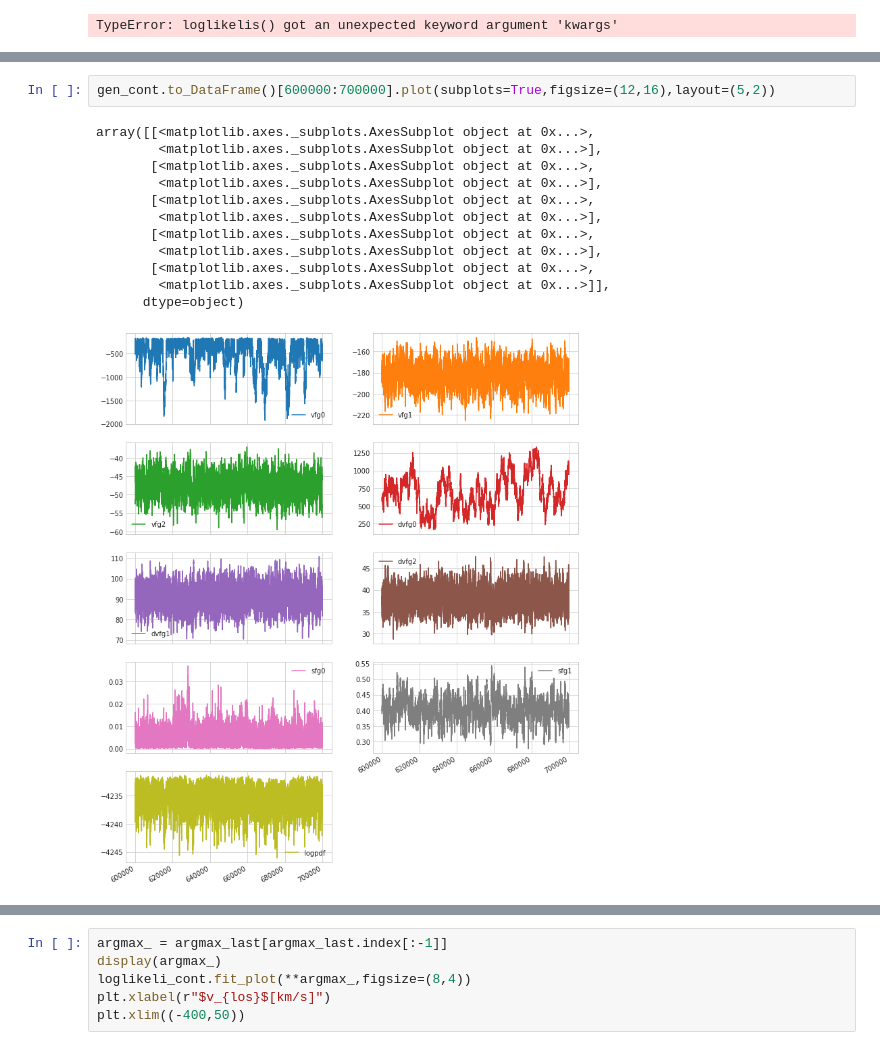
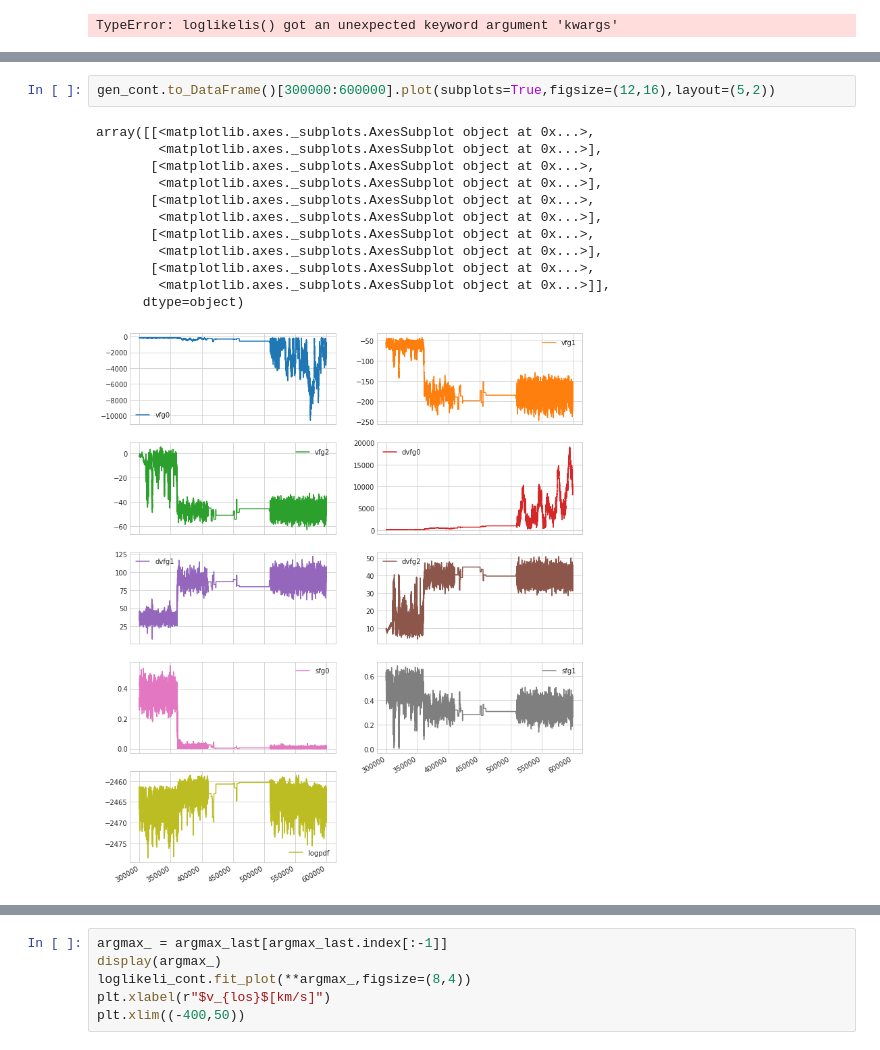
Before and after one commit to gomeshun/modKI17, a Jupyter notebook: Draco/modKI17_spectroscopy-w-center-Copy2.ipynb, the cells around one changed output, grey strips where cells are left out. Saved outputs shown, nothing was run; the diff lists cells and outputs as text.

```diff
--- a/Draco/modKI17_spectroscopy-w-center-Copy2.ipynb
+++ b/Draco/modKI17_spectroscopy-w-center-Copy2.ipynb
@@ -438,18 +459,18 @@ array([[<matplotlib.axes._subplots.AxesSubplot object at 0x...>,
 # %%
-gen_cont.to_DataFrame()[600000:700000].plot(subplots=True,figsize=(12,16),layout=(5,2))
+gen_cont.to_DataFrame()[300000:600000].plot(subplots=True,figsize=(12,16),layout=(5,2))
 # %% [output]
 array([[<matplotlib.axes._subplots.AxesSubplot object at 0x...>,
         <matplotlib.axes._subplots.AxesSubplot object at 0x...>],
        [<matplotlib.axes._subplots.AxesSubplot object at 0x...>,
         <matplotlib.axes._subplots.AxesSubplot object at 0x...>],
        [<matplotlib.axes._subplots.AxesSubplot object at 0x...>,
         <matplotlib.axes._subplots.AxesSubplot object at 0x...>],
        [<matplotlib.axes._subplots.AxesSubplot object at 0x...>,
         <matplotlib.axes._subplots.AxesSubplot object at 0x...>],
        [<matplotlib.axes._subplots.AxesSubplot object at 0x...>,
         <matplotlib.axes._subplots.AxesSubplot object at 0x...>]],
       dtype=object)
-[figure, old version]
+[figure, new version]
 # %%
 argmax_full = gen_cont.to_DataFrame().sort_values(by="logpdf").iloc[-1]
 argmax_last = gen_cont.to_DataFrame()[-100000:].sort_values(by="logpdf").iloc[-1]
```
Also changed, not shown: parts of 32 cells of this notebook, 7 other files.
